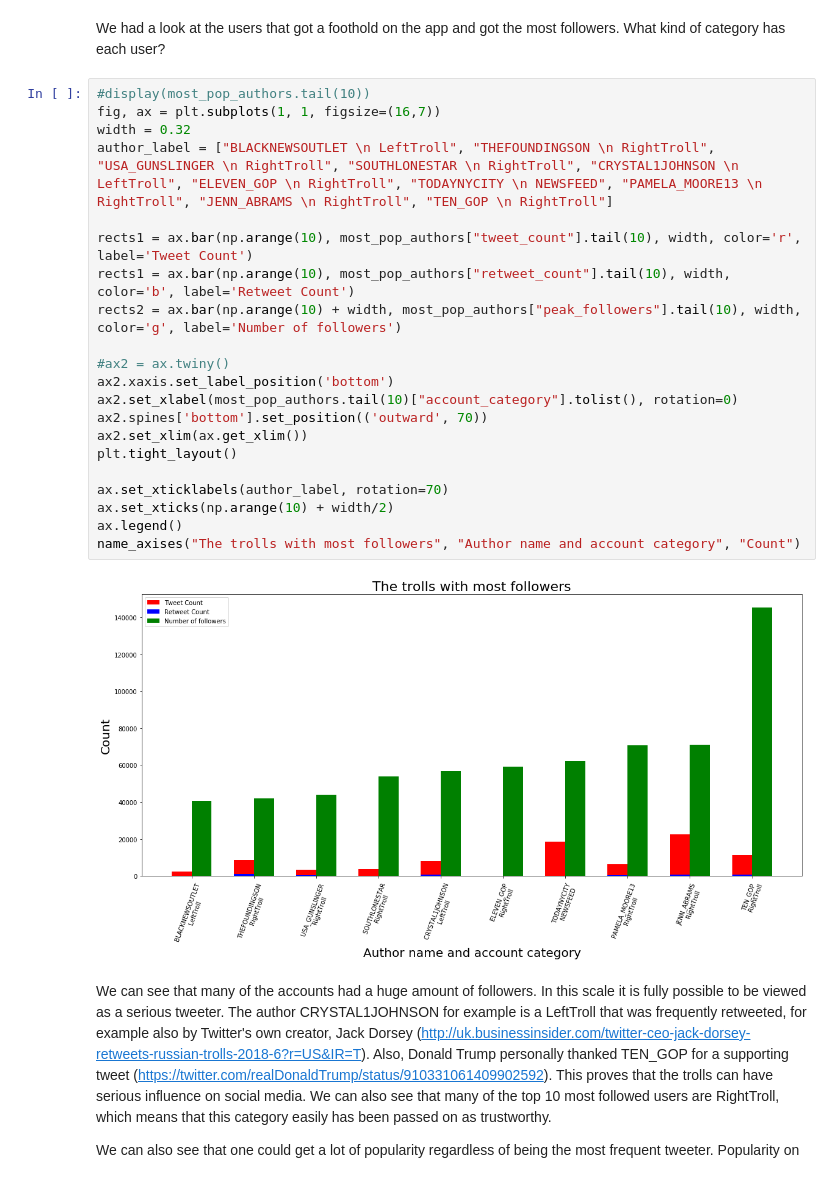
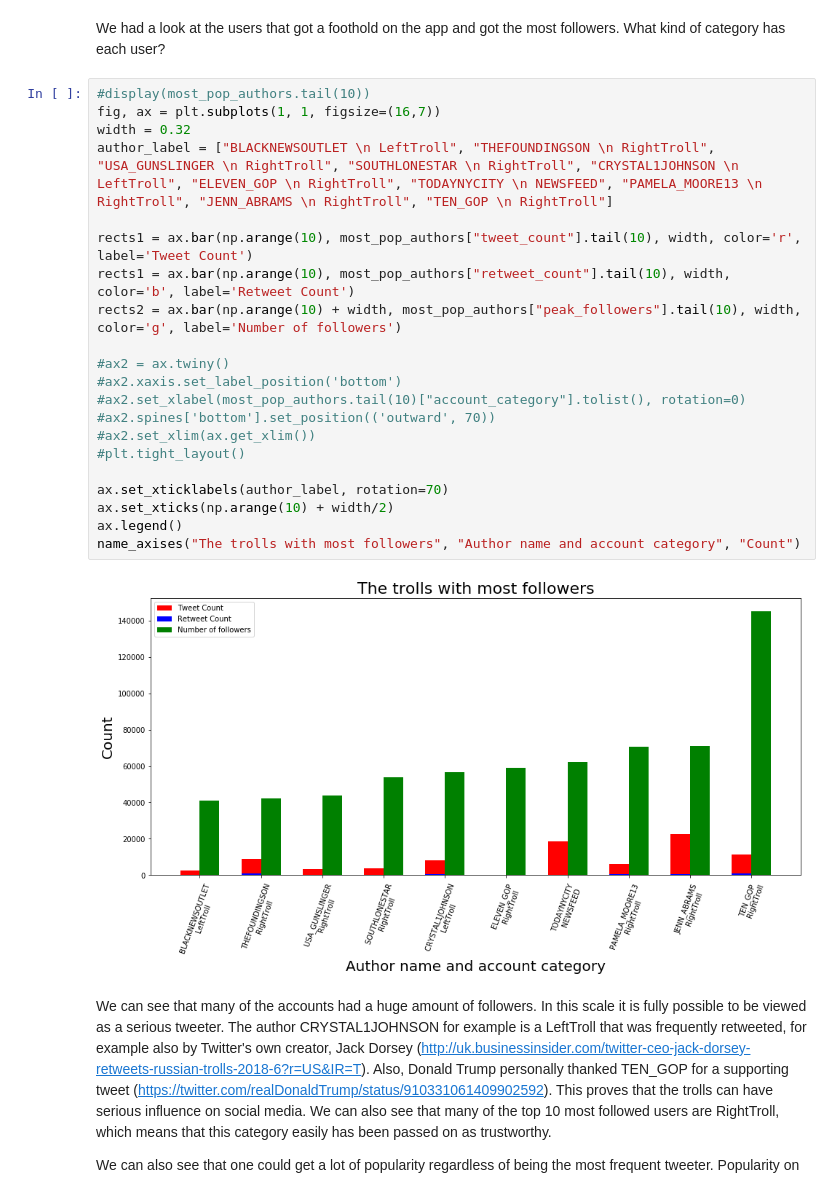
Before and after one commit to haakonms/ADAproject, a Jupyter notebook: Milestone3-Grini-Copy1.ipynb, the cells around one changed output. Saved outputs shown, nothing was run; the diff lists cells and outputs as text.

```diff
--- a/Milestone3-Grini-Copy1.ipynb
+++ b/Milestone3-Grini-Copy1.ipynb
@@ -529,26 +531,26 @@ We had a look at the users that got a foothold on the app and got the most follo
 # %%
 #display(most_pop_authors.tail(10))
 fig, ax = plt.subplots(1, 1, figsize=(16,7))
 width = 0.32
 author_label = ["BLACKNEWSOUTLET \n LeftTroll", "THEFOUNDINGSON \n RightTroll", "USA_GUNSLINGER \n RightTroll", "SOUTHLONESTAR \n RightTroll", "CRYSTAL1JOHNSON \n LeftTroll", "ELEVEN_GOP \n RightTroll", "TODAYNYCITY \n NEWSFEED", "PAMELA_MOORE13 \n RightTroll", "JENN_ABRAMS \n RightTroll", "TEN_GOP \n RightTroll"]
 
 rects1 = ax.bar(np.arange(10), most_pop_authors["tweet_count"].tail(10), width, color='r', label='Tweet Count')
 rects1 = ax.bar(np.arange(10), most_pop_authors["retweet_count"].tail(10), width, color='b', label='Retweet Count')
 rects2 = ax.bar(np.arange(10) + width, most_pop_authors["peak_followers"].tail(10), width, color='g', label='Number of followers')
 
 #ax2 = ax.twiny()
-ax2.xaxis.set_label_position('bottom')
-ax2.set_xlabel(most_pop_authors.tail(10)["account_category"].tolist(), rotation=0)
-ax2.spines['bottom'].set_position(('outward', 70))
-ax2.set_xlim(ax.get_xlim())
-plt.tight_layout()
+#ax2.xaxis.set_label_position('bottom')
+#ax2.set_xlabel(most_pop_authors.tail(10)["account_category"].tolist(), rotation=0)
+#ax2.spines['bottom'].set_position(('outward', 70))
+#ax2.set_xlim(ax.get_xlim())
+#plt.tight_layout()
 
 ax.set_xticklabels(author_label, rotation=70)
 ax.set_xticks(np.arange(10) + width/2)
 ax.legend()
 name_axises("The trolls with most followers", "Author name and account category", "Count")
 # %% [output]
-[figure, old version]
+[figure, new version]
 # %% [markdown]
 We can see that many of the accounts had a huge amount of followers. In this scale it is fully possible to be viewed as a serious tweeter. The author CRYSTAL1JOHNSON for example is a LeftTroll that was frequently retweeted, for example also by Twitter's own creator, Jack Dorsey (http://uk.businessinsider.com/twitter-ceo-jack-dorsey-retweets-russian-trolls-2018-6?r=US&IR=T). Also, Donald Trump personally thanked TEN_GOP for a supporting tweet (https://twitter.com/realDonaldTrump/status/910331061409902592). This proves that the trolls can have serious influence on social media. We can also see that many of the top 10 most followed users are RightTroll, which means that this category easily has been passed on as trustworthy.
 
```
Also changed, not shown: parts of 38 cells of this notebook.
